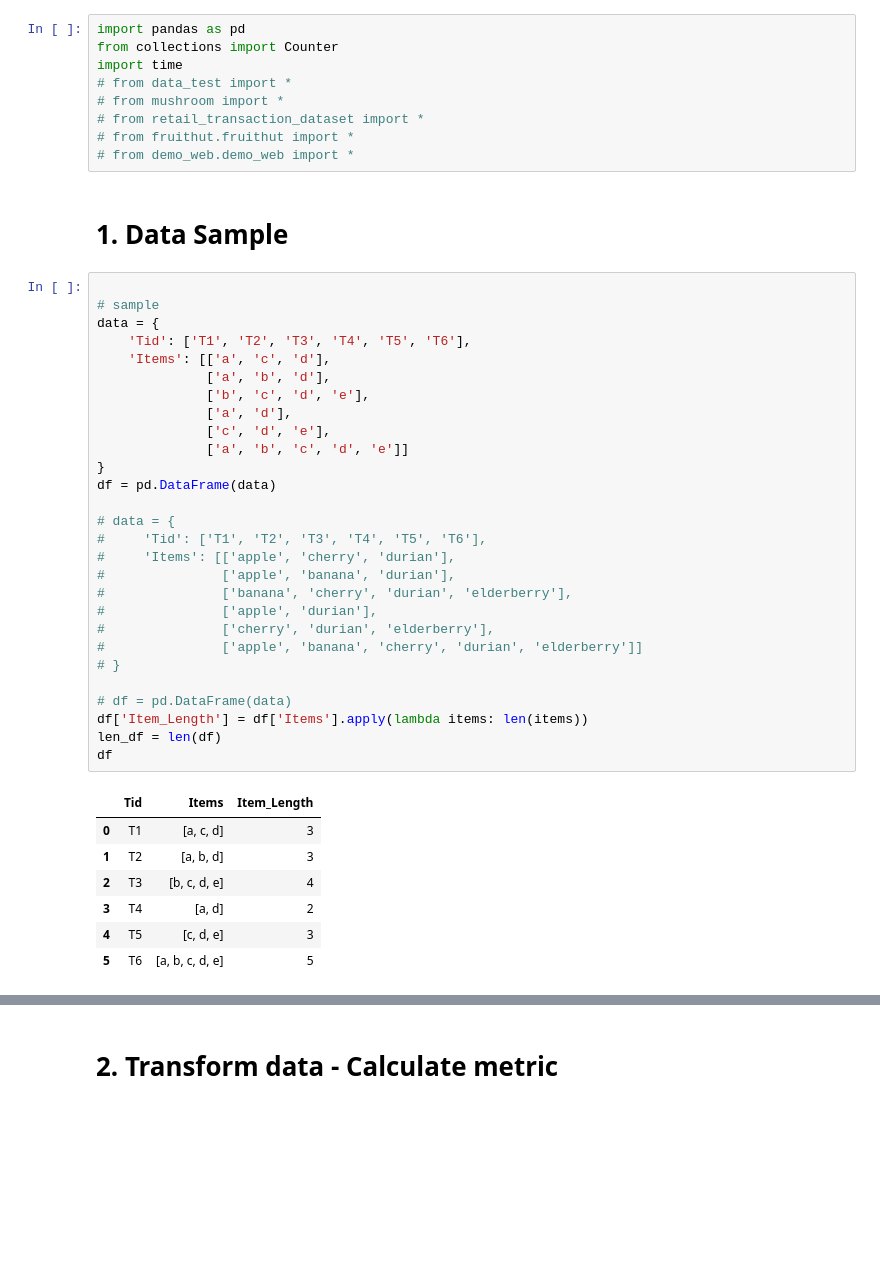
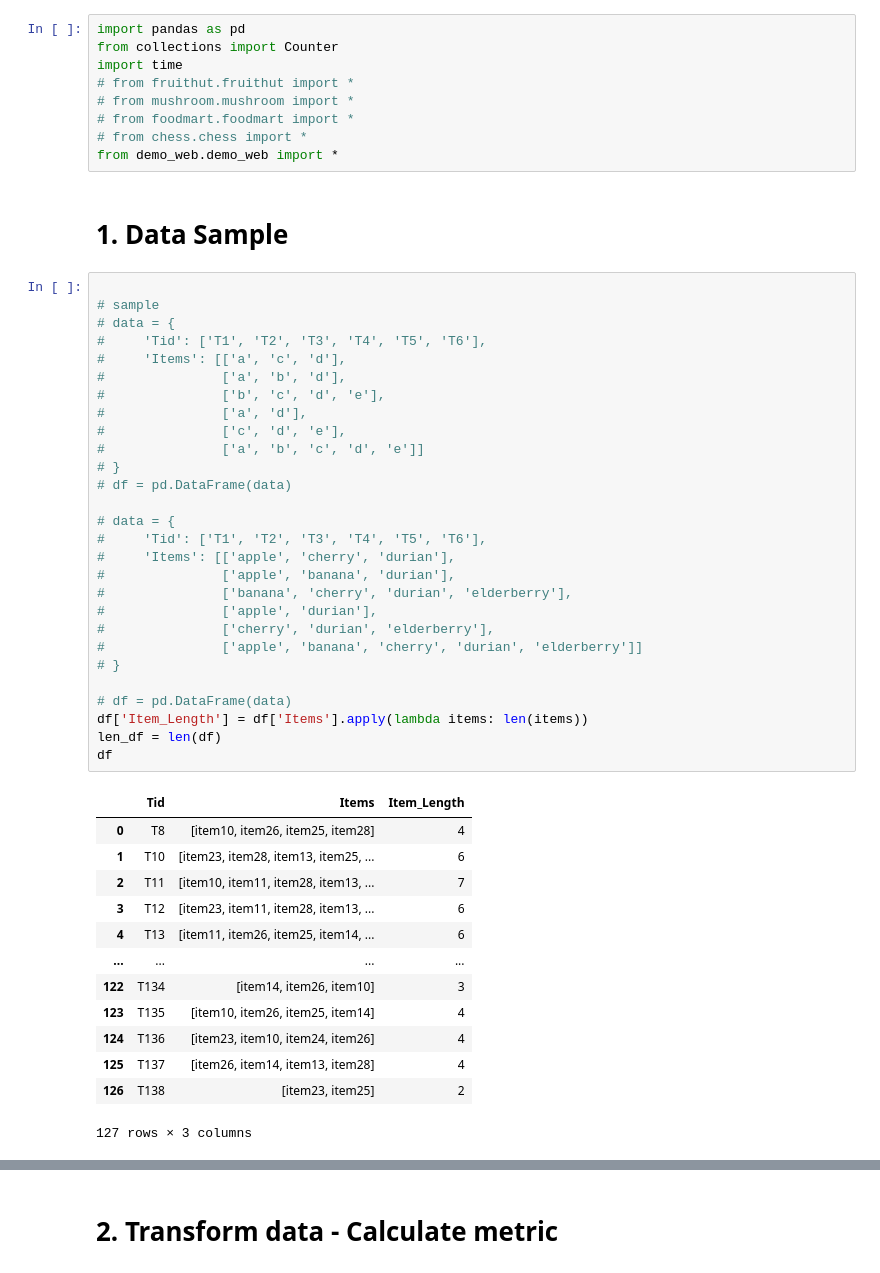
Before and after one commit to thaitrann/High-Occupancy-Itemset, a Jupyter notebook: code/HEP.ipynb, the cells around one changed output, grey strips where cells are left out. Cells and saved outputs as stored; diff of their text form; blank space fills up the shorter version.

```diff
--- a/code/HEP.ipynb
+++ b/code/HEP.ipynb
@@ -2,49 +2,55 @@
 import pandas as pd
 from collections import Counter
 import time
-# from data_test import *
-# from mushroom import *
-# from retail_transaction_dataset import *
 # from fruithut.fruithut import *
-# from demo_web.demo_web import *
+# from mushroom.mushroom import *
+# from foodmart.foodmart import *
+# from chess.chess import *
+from demo_web.demo_web import *
 # %% [markdown]
 # 1. Data Sample
 # %%
 
 # sample
-data = {
-    'Tid': ['T1', 'T2', 'T3', 'T4', 'T5', 'T6'],
-    'Items': [['a', 'c', 'd'],
-              ['a', 'b', 'd'],
-              ['b', 'c', 'd', 'e'],
-              ['a', 'd'],
-              ['c', 'd', 'e'],
-              ['a', 'b', 'c', 'd', 'e']]
-}
-df = pd.DataFrame(data)
+# data = {
+#     'Tid': ['T1', 'T2', 'T3', 'T4', 'T5', 'T6'],
+#     'Items': [['a', 'c', 'd'],
+#               ['a', 'b', 'd'],
+#               ['b', 'c', 'd', 'e'],
+#               ['a', 'd'],
+#               ['c', 'd', 'e'],
+#               ['a', 'b', 'c', 'd', 'e']]
+# }
+# df = pd.DataFrame(data)
 
 # data = {
 #     'Tid': ['T1', 'T2', 'T3', 'T4', 'T5', 'T6'],
 #     'Items': [['apple', 'cherry', 'durian'],
 #               ['apple', 'banana', 'durian'],
 #               ['banana', 'cherry', 'durian', 'elderberry'],
 #               ['apple', 'durian'],
 #               ['cherry', 'durian', 'elderberry'],
 #               ['apple', 'banana', 'cherry', 'durian', 'elderberry']]
 # }
 
 # df = pd.DataFrame(data)
 df['Item_Length'] = df['Items'].apply(lambda items: len(items))
 len_df = len(df)
 df
 # %% [output]
 |  | Tid | Items | Item_Length |
-| 0 | T1 | [a, c, d] | 3 |
-| 1 | T2 | [a, b, d] | 3 |
-| 2 | T3 | [b, c, d, e] | 4 |
-| 3 | T4 | [a, d] | 2 |
-| 4 | T5 | [c, d, e] | 3 |
-| 5 | T6 | [a, b, c, d, e] | 5 |
+| 0 | T8 | [item10, item26, item25, item28] | 4 |
+| 1 | T10 | [item23, item28, item13, item25, ... | 6 |
+| 2 | T11 | [item10, item11, item28, item13, ... | 7 |
+| 3 | T12 | [item23, item11, item28, item13, ... | 6 |
+| 4 | T13 | [item11, item26, item25, item14, ... | 6 |
+| ... | ... | ... | ... |
+| 122 | T134 | [item14, item26, item10] | 3 |
+| 123 | T135 | [item10, item26, item25, item14] | 4 |
+| 124 | T136 | [item23, item10, item24, item26] | 4 |
+| 125 | T137 | [item26, item14, item13, item28] | 4 |
+| 126 | T138 | [item23, item25] | 2 |
+127 rows × 3 columns
 # %%
 unique_items = sorted(df['Items'].explode().unique()) # get unique item => save to list
 unique_items
```
Also changed, not shown: parts of 10 cells of this notebook, 6 other files.
